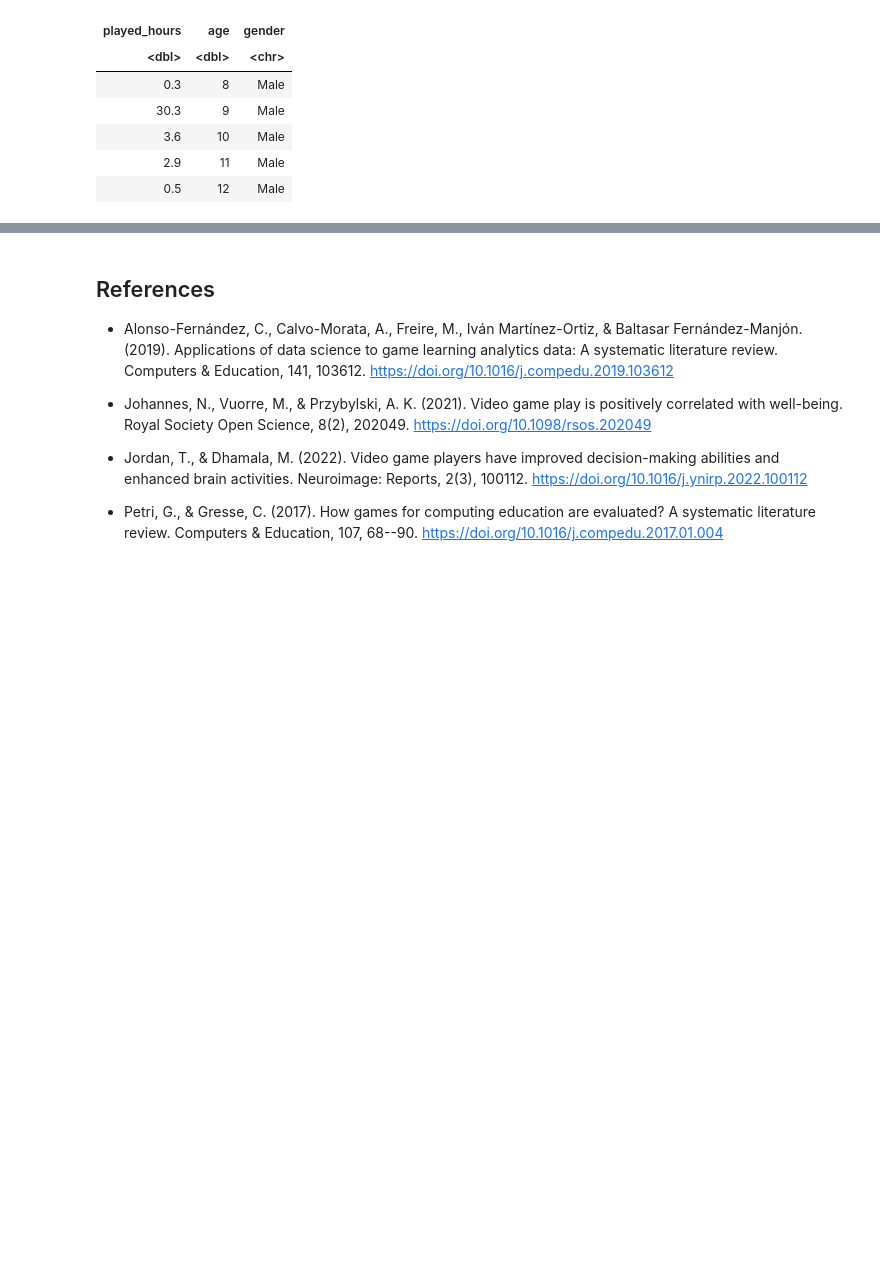
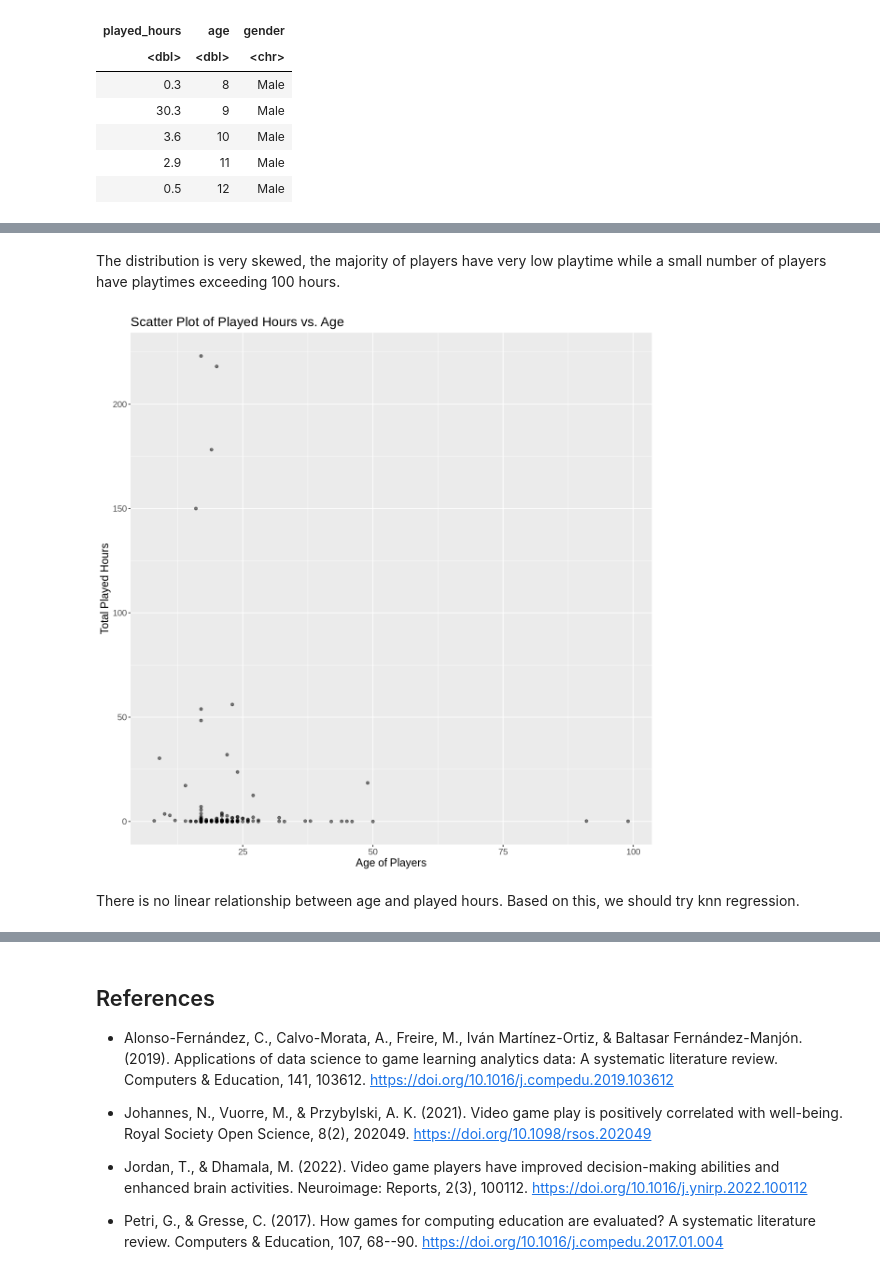
Before and after one commit to ExxML/minecraft_group_project, a Jupyter notebook: minecraft_project.ipynb, the cells around one changed output, grey strips where cells are left out. Saved outputs shown, nothing was run; the diff lists cells and outputs as text; code cells hidden in the pictures; blank space fills up the shorter version.

```diff
--- a/minecraft_project.ipynb
+++ b/minecraft_project.ipynb
@@ -277,0 +195,14 @@ mc_plot_final
+# %% [markdown]
+The distribution is very skewed, the majority of players have very low playtime while a small number of players have playtimes exceeding 100 hours.
+# %%
+# scatter plot of played hours vs age
+ggplot(mc_cleaned, aes(x = age, y = played_hours)) +
+    geom_point(alpha = 0.5) +
+    labs(title = "Scatter Plot of Played Hours vs. Age",
+         x = "Age of Players",
+         y = "Total Played Hours") +
+    theme(text = element_text(size = 14))
+# %% [output]
+[figure, added]
+# %% [markdown]
+There is no linear relationship between age and played hours. Based on this, we should try knn regression.
```
Also changed, not shown: parts of 10 cells of this notebook.
